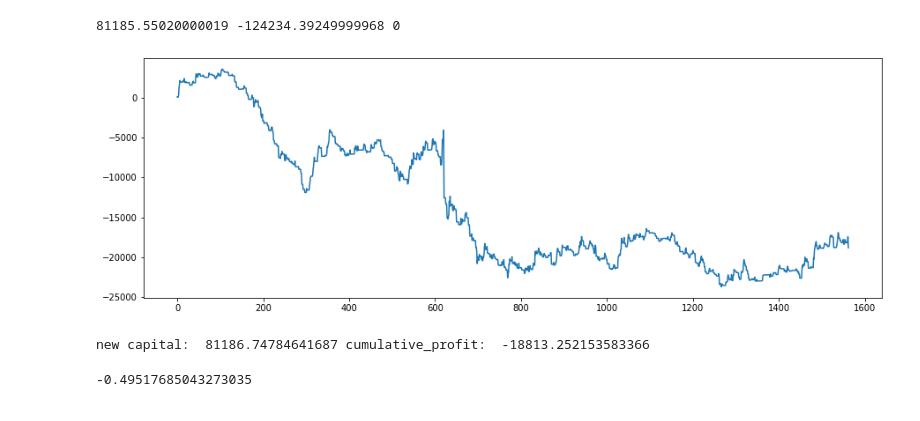
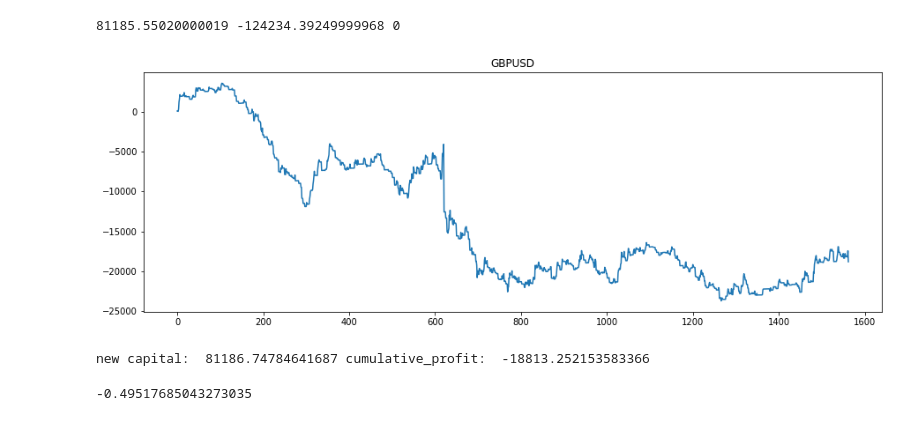
Before and after one commit to pikasean/LSTM, a Jupyter notebook: Classifiers_Model/Classifiers_GBPUSD.ipynb, the cells around one changed output. Cells and saved outputs as stored; diff of their text form; code cells hidden in the pictures.

```diff
--- a/Classifiers_Model/Classifiers_GBPUSD.ipynb
+++ b/Classifiers_Model/Classifiers_GBPUSD.ipynb
@@ -15,8 +15,10 @@ from sklearn.linear_model import LogisticRegression
 from sklearn.ensemble import RandomForestClassifier
 from sklearn.svm import SVC
 from xgboost import XGBClassifier
+# %%
+currency = "GBPUSD"
 # %%
-df = pd.read_parquet('../Dataframes/df_GBPUSD.parquet.gzip')
+df = pd.read_parquet('../Dataframes/df_' + currency + '.parquet.gzip')
 # %%
 # Make date the index
 df.index = df["date"]
@@ -261,29 +263,30 @@ print (capital,cumulative_profit,shares)
 # %%
 capital=100000
 cumulative_profit = 0
 unit_per_trade = 1000
 daily_pnl = []
 for i in range(len(alpha_df)-1):
     curr_delta=alpha_df.iloc[i]['delta']
     shares = capital // alpha_df.iloc[i+1]['open']
     change = 0
     if curr_delta == 1:
         change = (alpha_df.iloc[i+1]['close']-alpha_df.iloc[i+1]['open']) * shares
         capital += change
         cumulative_profit += change
     else:
         change = ((alpha_df.iloc[i+1]['open']-alpha_df.iloc[i+1]['close'])/alpha_df.iloc[i+1]['open'])*unit_per_trade
         capital += change
         cumulative_profit += change
     daily_pnl.append(change)
 
 daily_pnl = np.array(daily_pnl)
 plt.figure(figsize=(15, 5))
 plt.plot(daily_pnl.cumsum())
+plt.title(currency)
 plt.show()
 print ("new capital: ", capital, "cumulative_profit: ", cumulative_profit)
 # %% [output]
-[figure, old version]
+[figure, new version]
 new capital:  81186.74784641687 cumulative_profit:  -18813.252153583366
 # %%
 # calculate sharpe ratio
```
Also changed, not shown: 5 other files.
